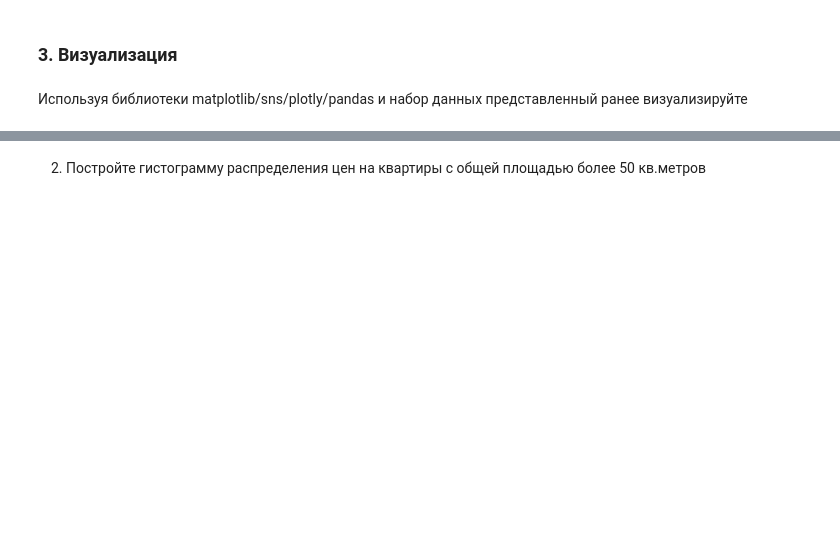
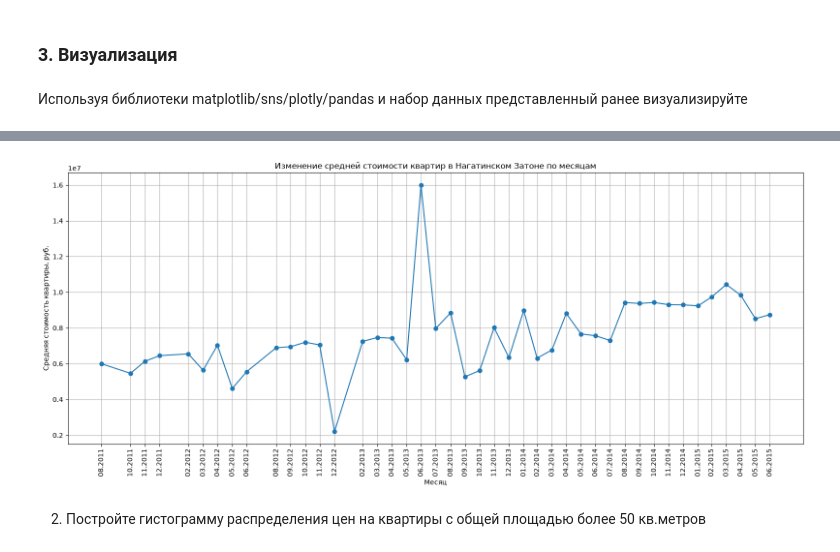
Before and after one commit to FrudenFireKing/Machine-Learning-Study, a Jupyter notebook: HW1/Lab1-4.ipynb, the cells around one changed output, grey strips where cells are left out. Saved outputs shown, nothing was run; the diff lists cells and outputs as text; code cells hidden in the pictures; blank space fills up the shorter version.

```diff
--- a/HW1/Lab1-4.ipynb
+++ b/HW1/Lab1-4.ipynb
@@ -326,2 +349,25 @@ print(f"Разница в цене: {abs(price1 - price9)}")
+# %%
+# по месяцам
+df_nag['timestamp'] = pd.to_datetime(df_nag['timestamp'])
+
+mean_price = df_nag.groupby(
+    pd.Grouper(key='timestamp', freq='ME')
+)['price_doc'].mean().dropna()
+
+plt.figure(figsize=(16, 7))
+
+plt.plot(mean_price.index, mean_price.values, marker='o')
+
+plt.title('Изменение средней стоимости квартир в Нагатинском Затоне по месяцам')
+plt.xlabel('Месяц')
+plt.ylabel('Средняя стоимость квартиры, руб.')
+
+plt.xticks(mean_price.index, mean_price.index.strftime('%m.%Y'), rotation=90)
+
+plt.grid(True)
+plt.tight_layout()
+plt.show()
+# %% [output]
+[figure, added]
 # %% [markdown]
 2. Постройте гистограмму распределения цен на квартиры с общей площадью более 50 кв.метров
```
Also changed, not shown: parts of 11 cells of this notebook.
